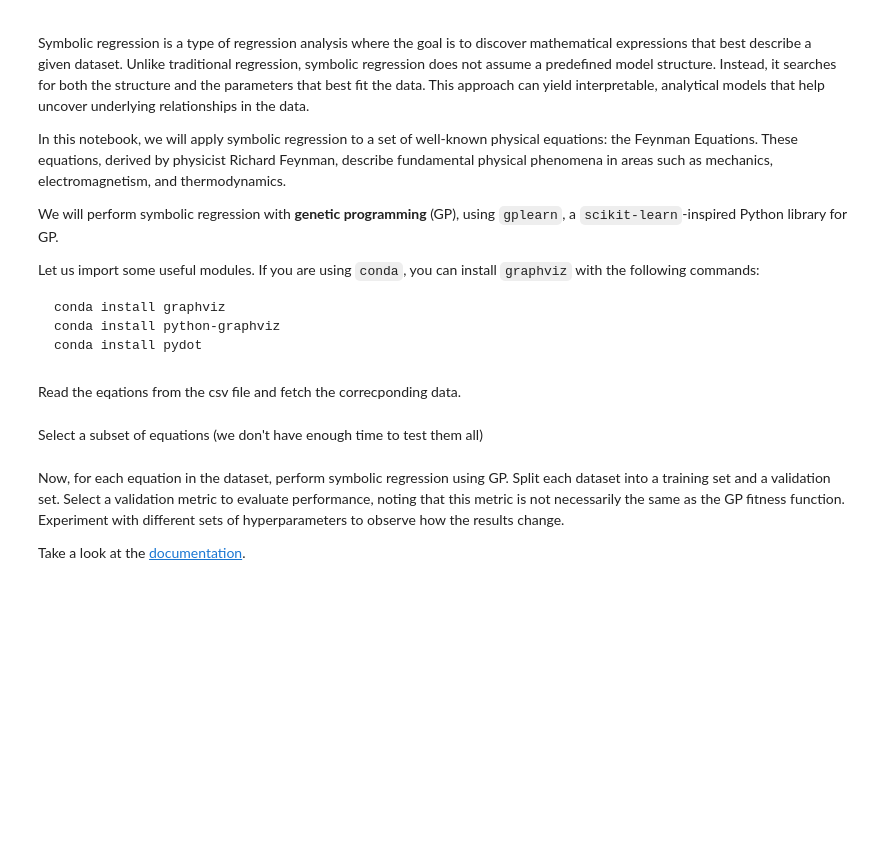
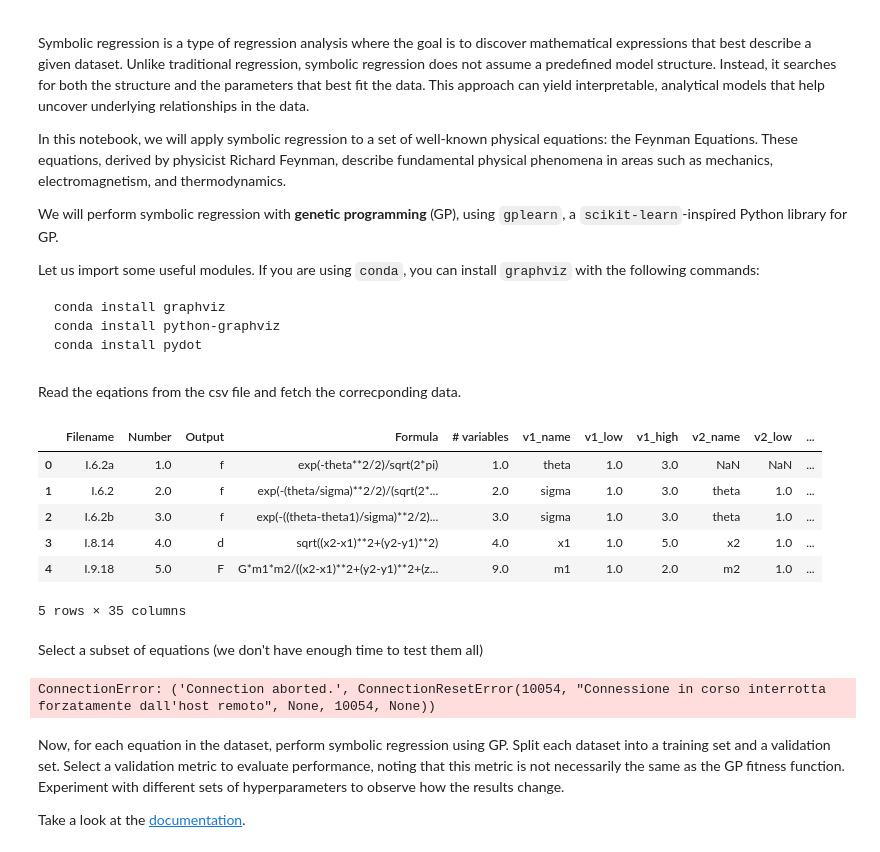
Before and after one commit to frekkoz3/Optimization-for-AI, a Jupyter notebook: General/Notebooks/Exercises/Ex3_GP.ipynb, the cells around one changed output. Drawn from its saved outputs; the diff is of its cells as text; code cells hidden in the pictures; blank space fills up the shorter version.

```diff
--- a/General/Notebooks/Exercises/Ex3_GP.ipynb
+++ b/General/Notebooks/Exercises/Ex3_GP.ipynb
@@ -31,9 +31,17 @@ import graphviz
 # %% [markdown]
 Read the eqations from the csv file and fetch the correcponding data.
 # %%
-eq_df = pd.read_csv('../data/FeynmanEquations.csv')
+eq_df = pd.read_csv('../Data/FeynmanEquations.csv')
 eq_df.dropna(axis = 0, how = 'all', inplace = True)
 eq_df.head()
+# %% [output]
+|  | Filename | Number | Output | Formula | # variables | v1_name | v1_low | v1_high | v2_name | v2_low | ... |
+| 0 | I.6.2a | 1.0 | f | exp(-theta**2/2)/sqrt(2*pi) | 1.0 | theta | 1.0 | 3.0 | NaN | NaN | ... |
+| 1 | I.6.2 | 2.0 | f | exp(-(theta/sigma)**2/2)/(sqrt(2*... | 2.0 | sigma | 1.0 | 3.0 | theta | 1.0 | ... |
+| 2 | I.6.2b | 3.0 | f | exp(-((theta-theta1)/sigma)**2/2)... | 3.0 | sigma | 1.0 | 3.0 | theta | 1.0 | ... |
+| 3 | I.8.14 | 4.0 | d | sqrt((x2-x1)**2+(y2-y1)**2) | 4.0 | x1 | 1.0 | 5.0 | x2 | 1.0 | ... |
+| 4 | I.9.18 | 5.0 | F | G*m1*m2/((x2-x1)**2+(y2-y1)**2+(z... | 9.0 | m1 | 1.0 | 2.0 | m2 | 1.0 | ... |
+5 rows × 35 columns
 # %%
 eq_df.Filename = eq_df.Filename.apply(lambda x: 'feynman_' + x.replace('.', '_'))
 eq_df = eq_df.loc[:, ['Filename', 'Formula']]
@@ -49,6 +57,8 @@ datasets_to_test_names = dataset_names[3:8]
 datasets={}
 for name in datasets_to_test_names:
     datasets[name] = fetch_data(name)
+# %% [output]
+ConnectionError: ('Connection aborted.', ConnectionResetError(10054, "Connessione in corso interrotta forzatamente dall'host remoto", None, 10054, None))
 # %% [markdown]
 Now, for each equation in the dataset, perform symbolic regression using GP. Split each dataset into a training set and a validation set. Select a validation metric to evaluate performance, noting that this metric is not necessarily the same as the GP fitness function. Experiment with different sets of hyperparameters to observe how the results change.
 
```
Also changed, not shown: 1 other file.
